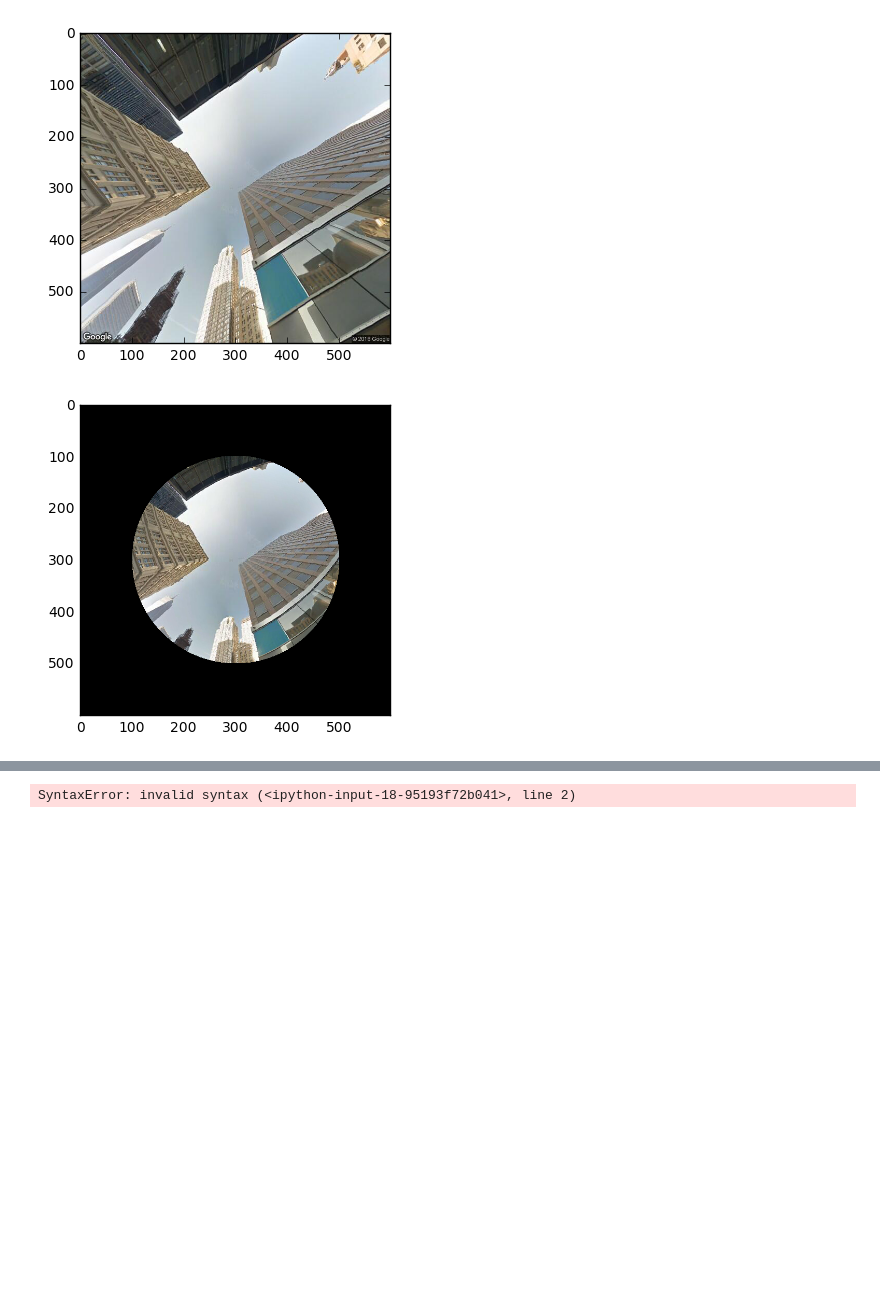
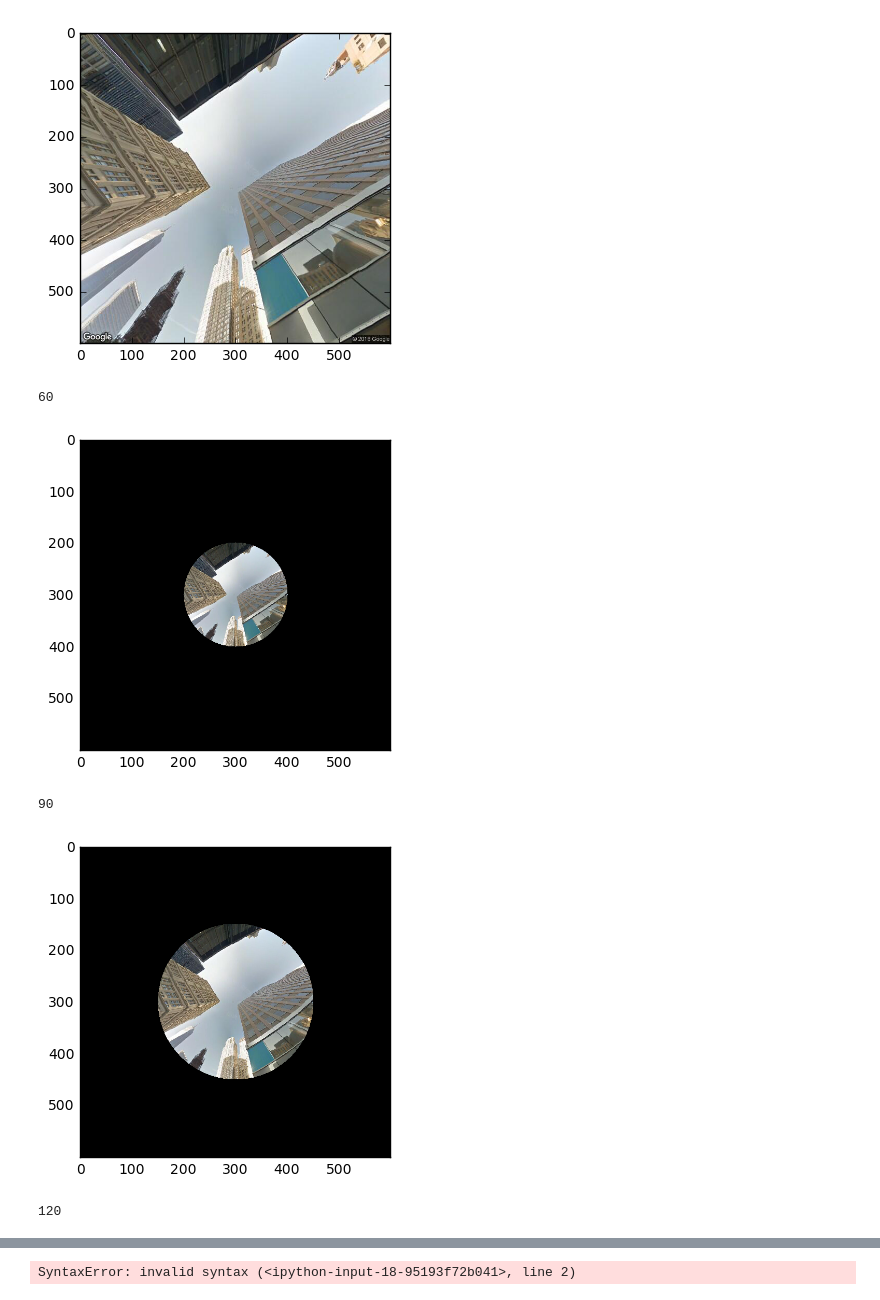
Before and after one commit to druedaplata/fish-eye-generator, a Jupyter notebook: sky_view.ipynb, the cells around one changed output, grey strips where cells are left out. Saved outputs shown, nothing was run; the diff lists cells and outputs as text; code cells hidden in the pictures; blank space fills up the shorter version.

```diff
--- a/sky_view.ipynb
+++ b/sky_view.ipynb
@@ -31,67 +31,72 @@ class fish_generator():
 
         plt.imshow(self.normal_img)
         plt.show()
 
 
     def main_fish(self):
 
         # Flatten the original image
         img = self.normal_img.flatten()
 
         # Create copies of the flatten image to work with them
         bcap = img.copy()
         bfish = img.copy()
 
         # Get data from original image
         width, height, c = self.normal_img.shape
-        fov = 120
+        fov = 150
+        for fov in range(60, 360, 30):
+            print fov
+            i = 0
+            w,h,c = self.normal_img.shape
+            while(i < bfish.size):
 
-        i = 0
-        w,h,c = self.normal_img.shape
-        while(i < bfish.size):
+                x = (i/3)%w - w/2
 
-            x = (i/3)%w - w/2
+                y = int((i/3)/w - h/2)
+                r = math.sqrt(pow(x,2)+pow(y,2))
+                el = math.pi/2 * (1 - r / (h / 2))
 
-            y = int((i/3)/w - h/2)
-            r = math.sqrt(pow(x,2)+pow(y,2))
-            el = math.pi/2 * (1 - r / (h / 2))
+                theta = math.atan2(y, x)
 
-            theta = math.atan2(y, x)
+                f = (width/2) / math.tan( fov / 2 * math.pi / 180 )
 
-            f = (width/2) / math.tan( fov / 2 * math.pi / 180 )
+                r2 = f * math.tan( math.pi / 2 - el)
+                x2 = math.floor(r2 * math.cos(theta) + w/2)
+                y2 = math.floor(r2 * math.sin(theta) + h/2)
 
-            r2 = f * math.tan( math.pi / 2 - el)
-            x2 = math.floor(r2 * math.cos(theta) + w/2)
-            y2 = math.floor(r2 * math.sin(theta) + h/2)
+                i2 = (int)(3 * (x2 + y2 * w))
 
-            i2 = (int)(3 * (x2 + y2 * w))
+                evalu = ((r2 < 0) or (r2 >= (w/2)))
+                if (evalu):
+                    bfish[i] = 0
+                    i+=1
+                    bfish[i] = 0
+                    i+=1
+                    bfish[i] = 0
+                    i+=1
+                else:
+                    bfish[i] = bcap[i2]
+                    i+=1
+                    i2+=1
+                    bfish[i] = bcap[i2]
+                    i+=1
+                    i2+=1
+                    bfish[i] = bcap[i2]
+                    i+=1
+                    i2+=1
 
-            evalu = ((r2 < 0) or (r2 >= (w/2)))
-            if (evalu):
-                bfish[i] = 0
-                i+=1
-                bfish[i] = 0
-                i+=1
-                bfish[i] = 0
-                i+=1
-            else:
-                bfish[i] = bcap[i2]
-                i+=1
-                i2+=1
-                bfish[i] = bcap[i2]
-                i+=1
-                i2+=1
-                bfish[i] = bcap[i2]
-                i+=1
-                i2+=1
-
-        arr = np.reshape(bfish, (600,600,3))
-        plt.imshow(arr)
-        plt.show()
+            arr = np.reshape(bfish, (600,600,3))
+            plt.imshow(arr)
+            plt.show()
 
 x = fish_generator()
 x.get_image_from_gmaps(40.71081963741475,-74.00904768249512)
 x.main_fish()
 # %% [output]
 [figure]
+60
-[figure, old version]
+[figure, new version]
+90
+[figure, added]
+120
```
Also changed, not shown: parts of 2 cells of this notebook.
